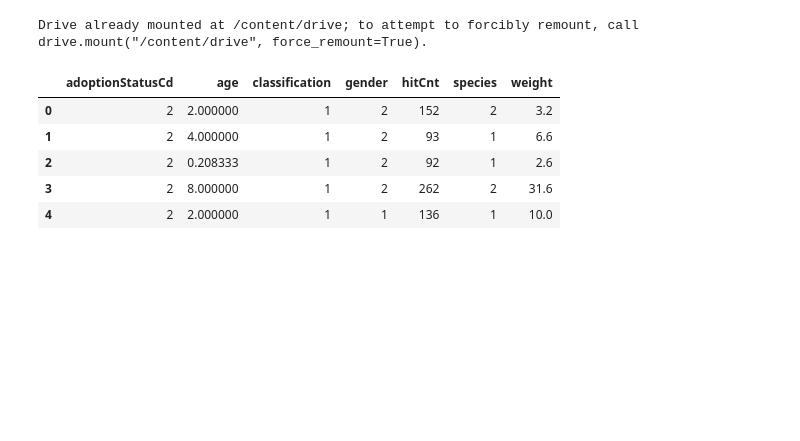
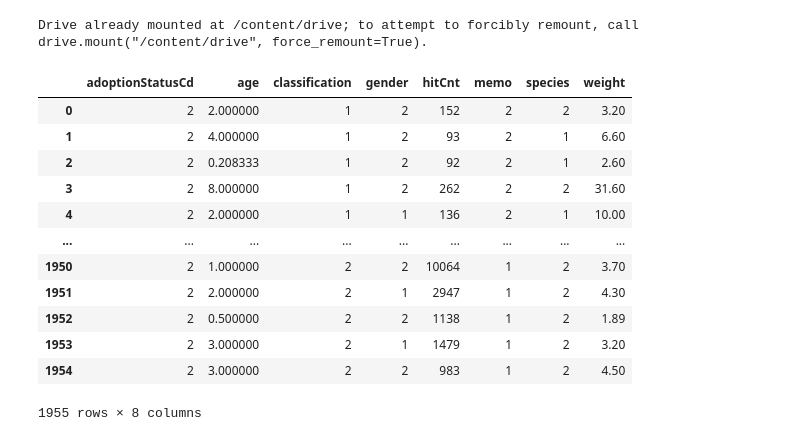
Before and after one commit to Bee-Geum/datamining, a Jupyter notebook: decision_tree.ipynb, the cells around one changed output. Drawn from its saved outputs; the diff is of its cells as text; code cells hidden in the pictures; blank space fills up the shorter version.

```diff
--- a/decision_tree.ipynb
+++ b/decision_tree.ipynb
@@ -6,15 +6,22 @@ Drive already mounted at /content/drive; to attempt to forcibly remount, call dr
 # %%
 import pickle
 
-with open('/content/drive/MyDrive/dm_data/animal_df.pickle', 'rb') as file:
+with open('/content/drive/MyDrive/dm_data/animal_df_acci.pickle', 'rb') as file:
     df = pickle.load(file)
 # %%
 df = df.reset_index(drop=True)
-df.head()
+df
 # %% [output]
-|  | adoptionStatusCd | age | classification | gender | hitCnt | species | weight |
-| 0 | 2 | 2.000000 | 1 | 2 | 152 | 2 | 3.2 |
-| 1 | 2 | 4.000000 | 1 | 2 | 93 | 1 | 6.6 |
-| 2 | 2 | 0.208333 | 1 | 2 | 92 | 1 | 2.6 |
-| 3 | 2 | 8.000000 | 1 | 2 | 262 | 2 | 31.6 |
-| 4 | 2 | 2.000000 | 1 | 1 | 136 | 1 | 10.0 |
+|  | adoptionStatusCd | age | classification | gender | hitCnt | memo | species | weight |
+| 0 | 2 | 2.000000 | 1 | 2 | 152 | 2 | 2 | 3.20 |
+| 1 | 2 | 4.000000 | 1 | 2 | 93 | 2 | 1 | 6.60 |
+| 2 | 2 | 0.208333 | 1 | 2 | 92 | 2 | 1 | 2.60 |
+| 3 | 2 | 8.000000 | 1 | 2 | 262 | 2 | 2 | 31.60 |
+| 4 | 2 | 2.000000 | 1 | 1 | 136 | 2 | 1 | 10.00 |
+| ... | ... | ... | ... | ... | ... | ... | ... | ... |
+| 1950 | 2 | 1.000000 | 2 | 2 | 10064 | 1 | 2 | 3.70 |
+| 1951 | 2 | 2.000000 | 2 | 1 | 2947 | 1 | 2 | 4.30 |
+| 1952 | 2 | 0.500000 | 2 | 2 | 1138 | 1 | 2 | 1.89 |
+| 1953 | 2 | 3.000000 | 2 | 1 | 1479 | 1 | 2 | 3.20 |
+| 1954 | 2 | 3.000000 | 2 | 2 | 983 | 1 | 2 | 4.50 |
+1955 rows × 8 columns
```
Also changed, not shown: parts of 14 cells of this notebook.
